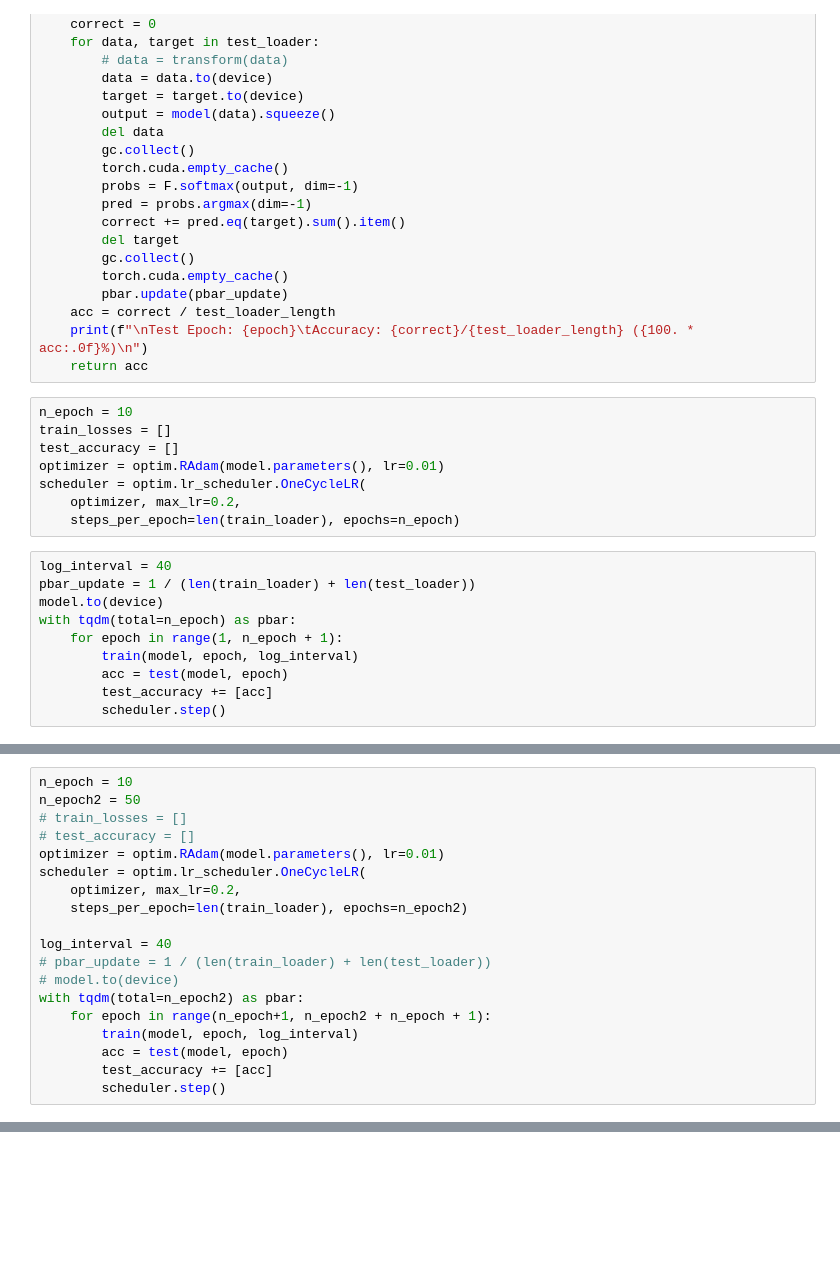
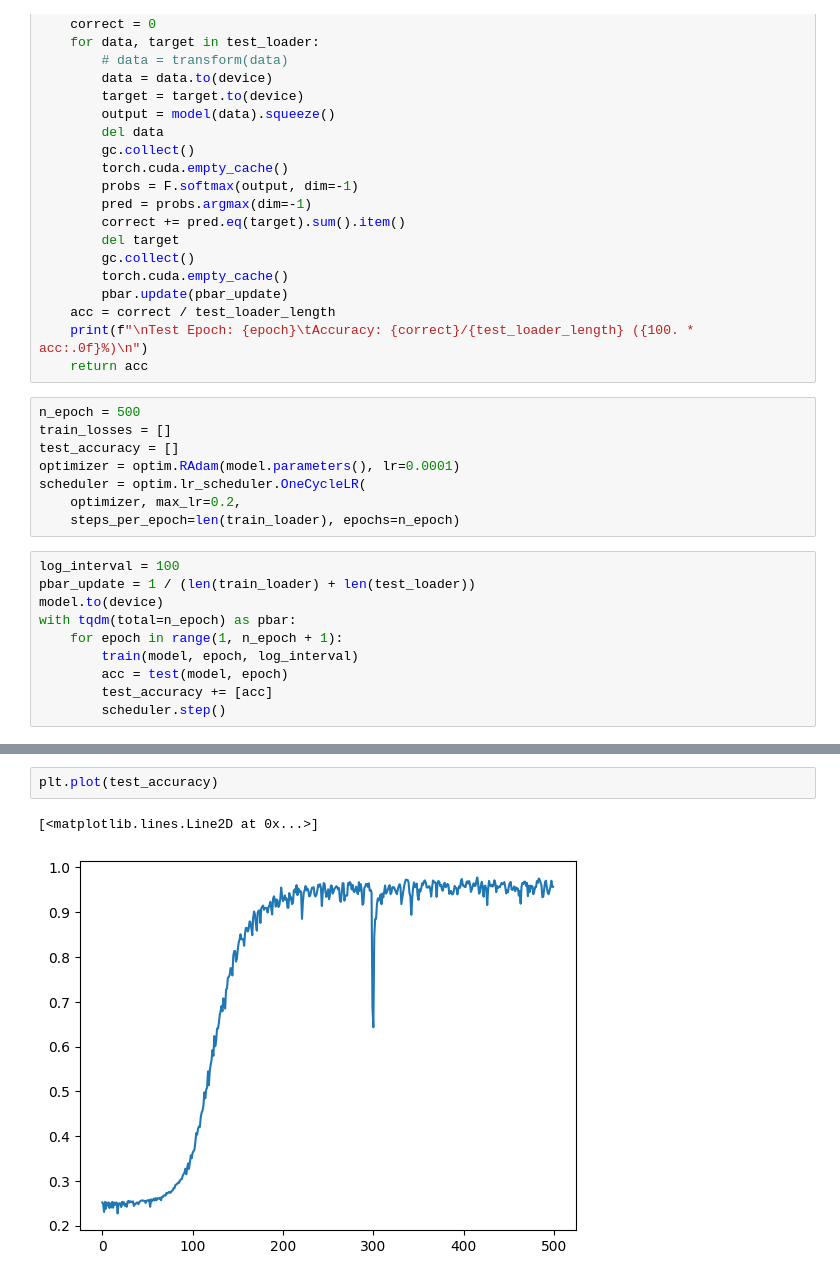
Before and after one commit to vnlinh112/IConNet, a Jupyter notebook: notebooks/iconnet_text_m11.ipynb, the cells around one changed output, grey strips where cells are left out. Cells and saved outputs as stored; diff of their text form; blank space fills up the shorter version.

```diff
--- a/notebooks/iconnet_text_m11.ipynb
+++ b/notebooks/iconnet_text_m11.ipynb
@@ -196,15 +196,15 @@ def test(model, epoch):
     print(f"\nTest Epoch: {epoch}\tAccuracy: {correct}/{test_loader_length} ({100. * acc:.0f}%)\n")
     return acc
 # %%
-n_epoch = 10
+n_epoch = 500
 train_losses = []
 test_accuracy = []
-optimizer = optim.RAdam(model.parameters(), lr=0.01)
+optimizer = optim.RAdam(model.parameters(), lr=0.0001)
 scheduler = optim.lr_scheduler.OneCycleLR(
     optimizer, max_lr=0.2,
     steps_per_epoch=len(train_loader), epochs=n_epoch)
 # %%
-log_interval = 40
+log_interval = 100
 pbar_update = 1 / (len(train_loader) + len(test_loader))
 model.to(device)
 with tqdm(total=n_epoch) as pbar:
@@ -230,19 +229,0 @@ Test Epoch: 4   Accuracy: 2004/8000 (25%)
-# %%
-n_epoch = 10
-n_epoch2 = 50
-# train_losses = []
-# test_accuracy = []
-optimizer = optim.RAdam(model.parameters(), lr=0.01)
-scheduler = optim.lr_scheduler.OneCycleLR(
-    optimizer, max_lr=0.2,
-    steps_per_epoch=len(train_loader), epochs=n_epoch2)
-
-log_interval = 40
-# pbar_update = 1 / (len(train_loader) + len(test_loader))
-# model.to(device)
-with tqdm(total=n_epoch2) as pbar:
-    for epoch in range(n_epoch+1, n_epoch2 + n_epoch + 1):
-        train(model, epoch, log_interval)
-        acc = test(model, epoch)
-        test_accuracy += [acc]
-        scheduler.step()
@@ -272,0 +237,5 @@ Train Epoch: 16 [5120/8000 (0%)]        Loss: 2.103940
+# %%
+plt.plot(test_accuracy)
+# %% [output]
+[<matplotlib.lines.Line2D at 0x...>]
+[figure, added]
```
Also changed, not shown: parts of 27 cells of this notebook.
